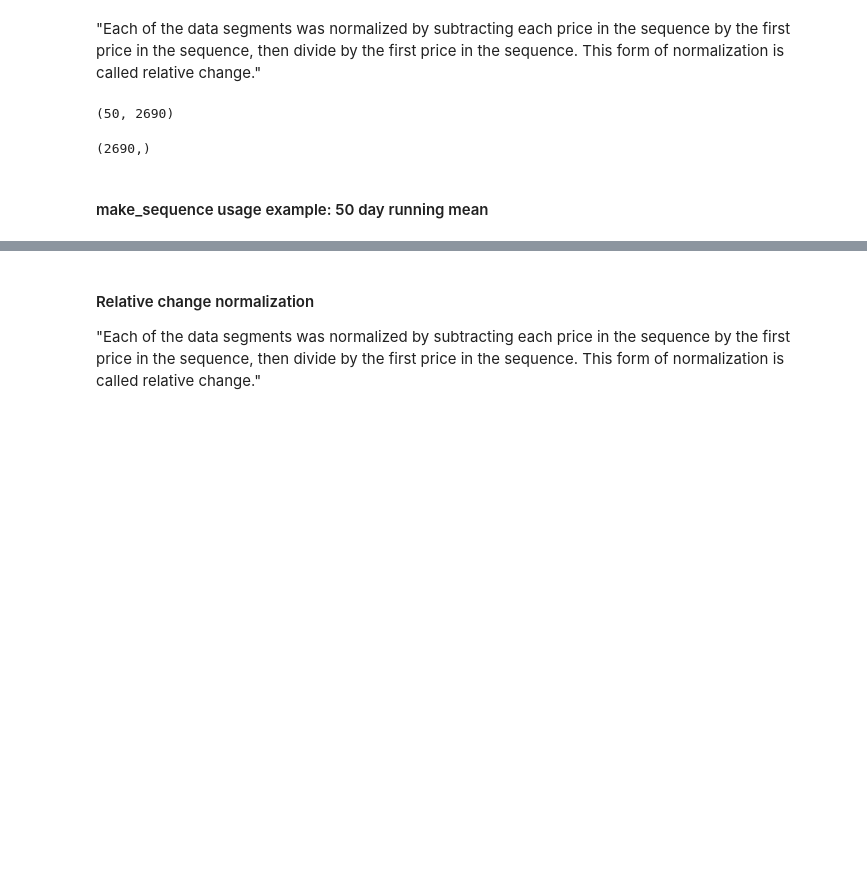
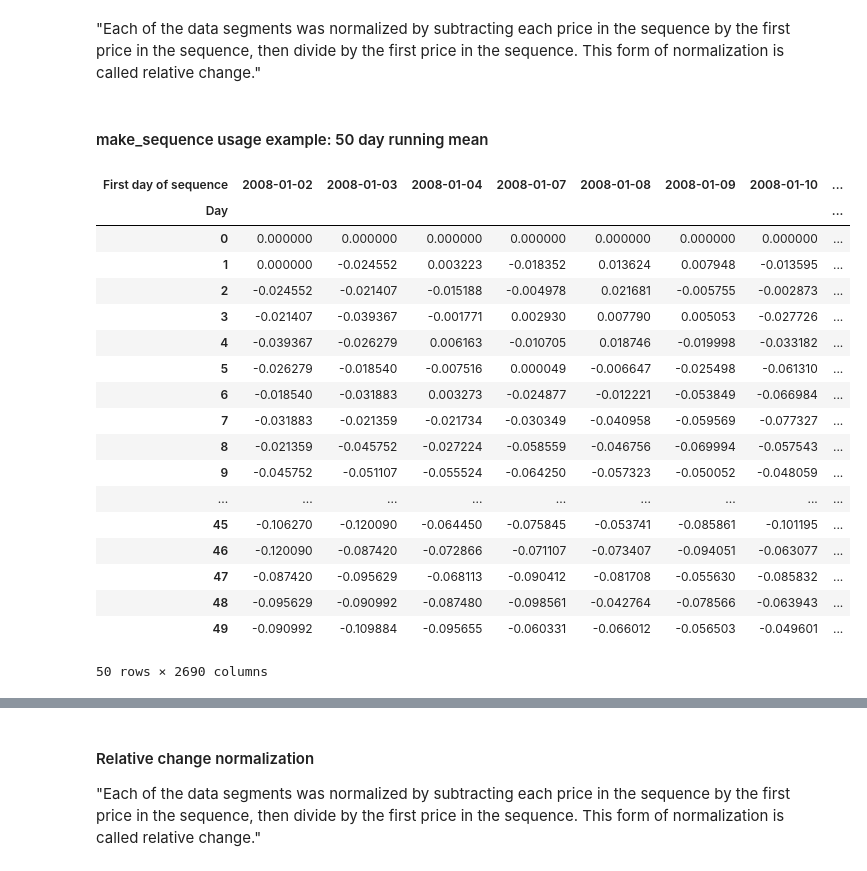
Before and after one commit to alexander34ro/AML-Replicating-Novel-Deep-Learning-with-CNN-and-Bi-Directional-LSTM-for-Improved-Index-Prediction, a Jupyter notebook: AML.ipynb, the cells around one changed output, grey strips where cells are left out. Drawn from its saved outputs; the diff is of its cells as text; code cells hidden in the pictures; blank space fills up the shorter version.

```diff
--- a/AML.ipynb
+++ b/AML.ipynb
@@ -117,5 +115,5 @@ plt.show()
 # %% [markdown]
 ## Wilshire 5000 data description
 # %%
-df = pd.read_csv(url_wilshire, index_col='Date')
+df_Wil = pd.read_csv(url_wilshire, index_col='Date')
 # %%
@@ -199,6 +191,6 @@ The missing dates are:
 # %%
 # drop rows with missing values
-df = df.dropna()
+df_Wil = df_Wil.dropna()
 # %%
 # adapted from: https://matplotlib.org/3.1.0/gallery/text_labels_and_annotations/date_index_formatter.html
 
@@ -321,16 +311,29 @@ X, y = make_sequences(df['Close'], 50, 7, to_numpy=False)
-# %%
-X.shape
-# %% [output]
-(50, 2690)
-# %%
-y.shape
-# %% [output]
-(2690,)
 # %% [markdown]
 #### make_sequence usage example: 50 day running mean
 # %%
-seqdf,_ = make_sequences(df['Close'], 50, 7, to_numpy=False)
+seqdf, targ = make_sequences(df['Close'], 50, 7, to_numpy=False)
 running_mean_series = seqdf.mean()
+seqdf
+# %% [output]
+| First day of sequence | 2008-01-02 | 2008-01-03 | 2008-01-04 | 2008-01-07 | 2008-01-08 | 2008-01-09 | 2008-01-10 | ... |
+| Day |  |  |  |  |  |  |  | ... |
+| 0 | 0.000000 | 0.000000 | 0.000000 | 0.000000 | 0.000000 | 0.000000 | 0.000000 | ... |
+| 1 | 0.000000 | -0.024552 | 0.003223 | -0.018352 | 0.013624 | 0.007948 | -0.013595 | ... |
+| 2 | -0.024552 | -0.021407 | -0.015188 | -0.004978 | 0.021681 | -0.005755 | -0.002873 | ... |
+| 3 | -0.021407 | -0.039367 | -0.001771 | 0.002930 | 0.007790 | 0.005053 | -0.027726 | ... |
+| 4 | -0.039367 | -0.026279 | 0.006163 | -0.010705 | 0.018746 | -0.019998 | -0.033182 | ... |
+| 5 | -0.026279 | -0.018540 | -0.007516 | 0.000049 | -0.006647 | -0.025498 | -0.061310 | ... |
+| 6 | -0.018540 | -0.031883 | 0.003273 | -0.024877 | -0.012221 | -0.053849 | -0.066984 | ... |
+| 7 | -0.031883 | -0.021359 | -0.021734 | -0.030349 | -0.040958 | -0.059569 | -0.077327 | ... |
+| 8 | -0.021359 | -0.045752 | -0.027224 | -0.058559 | -0.046756 | -0.069994 | -0.057543 | ... |
+| 9 | -0.045752 | -0.051107 | -0.055524 | -0.064250 | -0.057323 | -0.050052 | -0.048059 | ... |
+| ... | ... | ... | ... | ... | ... | ... | ... | ... |
+| 45 | -0.106270 | -0.120090 | -0.064450 | -0.075845 | -0.053741 | -0.085861 | -0.101195 | ... |
+| 46 | -0.120090 | -0.087420 | -0.072866 | -0.071107 | -0.073407 | -0.094051 | -0.063077 | ... |
+| 47 | -0.087420 | -0.095629 | -0.068113 | -0.090412 | -0.081708 | -0.055630 | -0.085832 | ... |
+| 48 | -0.095629 | -0.090992 | -0.087480 | -0.098561 | -0.042764 | -0.078566 | -0.063943 | ... |
+| 49 | -0.090992 | -0.109884 | -0.095655 | -0.060331 | -0.066012 | -0.056503 | -0.049601 | ... |
+50 rows × 2690 columns
 # %%
 import matplotlib.ticker as ticker
 
```
Also changed, not shown: parts of 37 cells of this notebook.
